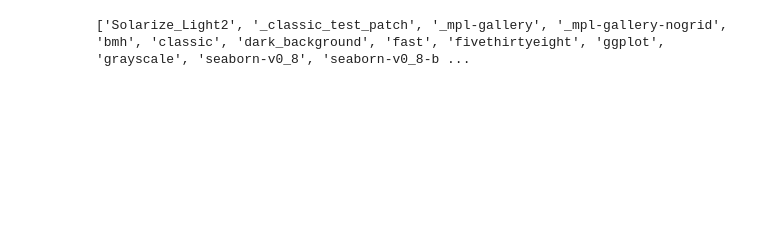
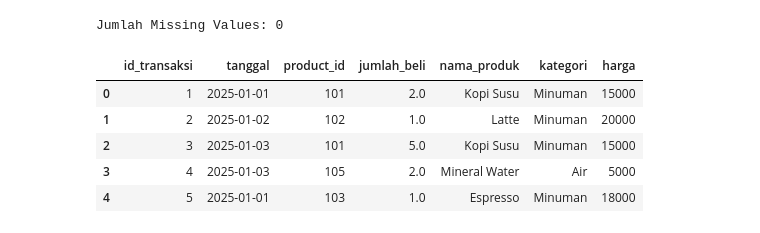
Before and after one commit to msultanalhakim/dummy-project, a Jupyter notebook: coffee-shop-audit/coffee_shop_audit.ipynb, the cells around one changed output. Saved outputs shown, nothing was run; the diff lists cells and outputs as text; code cells hidden in the pictures; blank space fills up the shorter version.

```diff
--- a/coffee-shop-audit/coffee_shop_audit.ipynb
+++ b/coffee-shop-audit/coffee_shop_audit.ipynb
@@ -176,4 +18,19 @@ import seaborn as sns
-# %%
-print(plt.style.available)
-# %% [output]
-['Solarize_Light2', '_classic_test_patch', '_mpl-gallery', '_mpl-gallery-nogrid', 'bmh', 'classic', 'dark_background', 'fast', 'fivethirtyeight', 'ggplot', 'grayscale', 'seaborn-v0_8', 'seaborn-v0_8-b ...
+# %%
+# Merging (Inner Join otomatis membuang Product ID yang tidak ada di Master Data)
+df_all = df_transaction.merge(df_product, how="inner", on="product_id")
+
+# Handling Missing Values pada kolom 'jumlah_beli' dengan Modus
+mode_jumlah = df_all['jumlah_beli'].mode()[0]
+df_all['jumlah_beli'] = df_all['jumlah_beli'].fillna(mode_jumlah)
+
+# Cek apakah masih ada data kosong
+print("Jumlah Missing Values:", df_all.isnull().sum().sum())
+df_all.head()
+# %% [output]
+Jumlah Missing Values: 0
+|  | id_transaksi | tanggal | product_id | jumlah_beli | nama_produk | kategori | harga |
+| 0 | 1 | 2025-01-01 | 101 | 2.0 | Kopi Susu | Minuman | 15000 |
+| 1 | 2 | 2025-01-02 | 102 | 1.0 | Latte | Minuman | 20000 |
+| 2 | 3 | 2025-01-03 | 101 | 5.0 | Kopi Susu | Minuman | 15000 |
+| 3 | 4 | 2025-01-03 | 105 | 2.0 | Mineral Water | Air | 5000 |
+| 4 | 5 | 2025-01-01 | 103 | 1.0 | Espresso | Minuman | 18000 |
```
Also changed, not shown: parts of 26 cells of this notebook, 2 other files.
